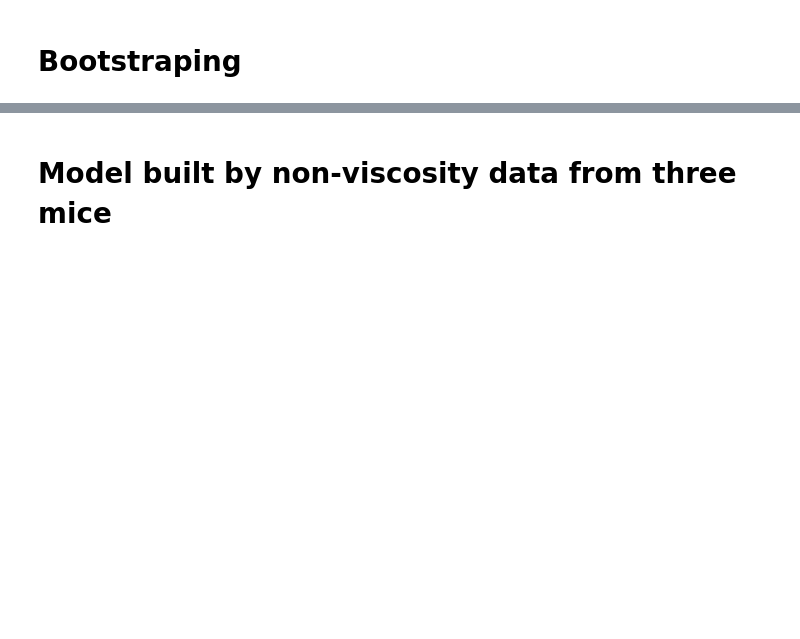
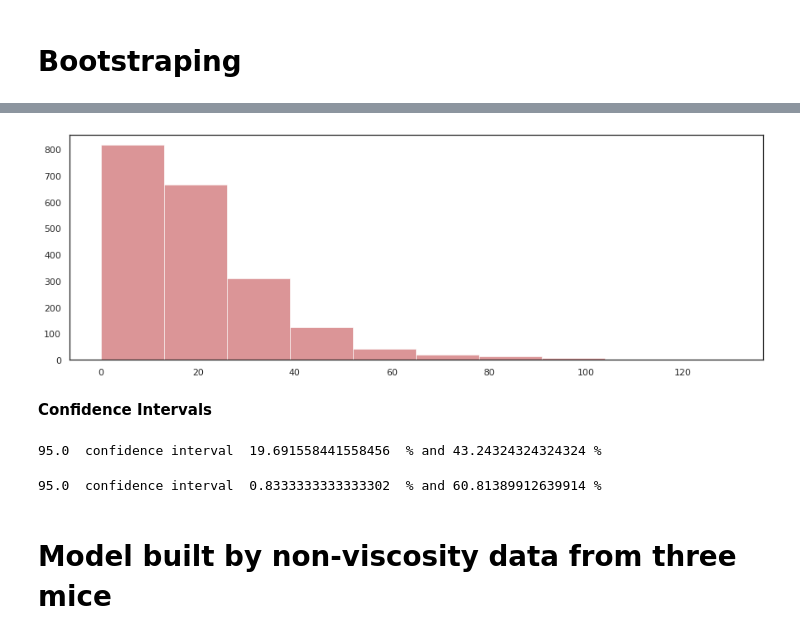
Before and after one commit to YZCUS/py-SpermTracking, a Jupyter notebook: 071422_feature_extraction.ipynb, the cells around one changed output, grey strips where cells are left out. Cells and saved outputs as stored; diff of their text form; code cells hidden in the pictures; blank space fills up the shorter version.

```diff
--- a/071422_feature_extraction.ipynb
+++ b/071422_feature_extraction.ipynb
@@ -308,3 +320,34 @@ plt.show()
+# %%
+sns.set_style('white')
+fig=plt.figure(figsize=(15,5))
+plt.hist(df_bs['Diff (%)'],range=[0,130],color='r',alpha=0.6)
+plt.show()
+# %% [output]
+[figure, added]
+# %% [markdown]
+**Confidence Intervals**
+# %%
+# 95% confidence intervals
+
+a = 0.95
+p = ((1-a)/2)*100
+lower = max(0,np.percentile(df_bs['Pred (%)'],p))
+p = (a+((1-a)/2))*100
+upper = min(100,np.percentile(df_bs['Pred (%)'],p))
+print(a*100,' confidence interval ',lower ,' % and',upper, '%')
+# %% [output]
+95.0  confidence interval  19.691558441558456  % and 43.24324324324324 %
+# %%
+# 95% confidence intervals
+
+a = 0.95
+p = ((1-a)/2)*100
+lower = max(-100,np.percentile(df_bs['Diff (%)'],p))
+p = (a+((1-a)/2))*100
+upper = min(100,np.percentile(df_bs['Diff (%)'],p))
+print(a*100,' confidence interval ',lower ,' % and',upper, '%')
+# %% [output]
+95.0  confidence interval  0.8333333333333302  % and 60.81389912639914 %
 # %% [markdown]
 # Model built by non-viscosity data from three mice
 # %%
```
Also changed, not shown: parts of 11 cells of this notebook.
